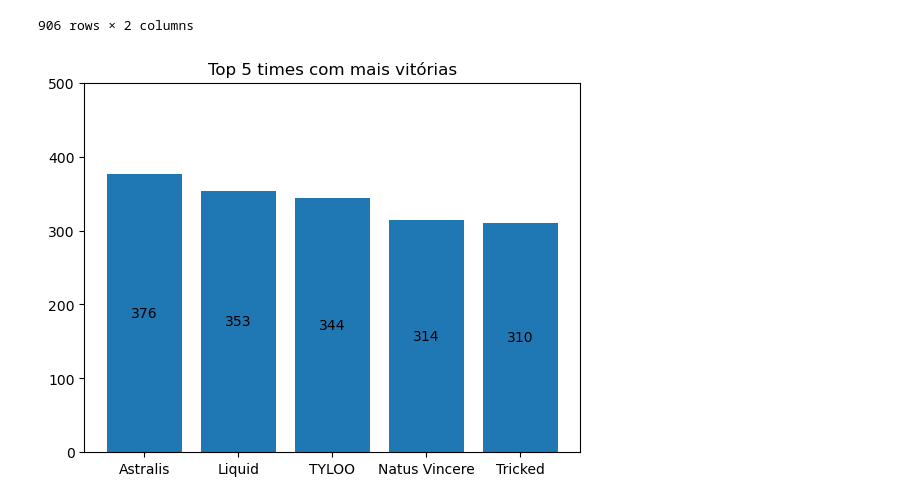
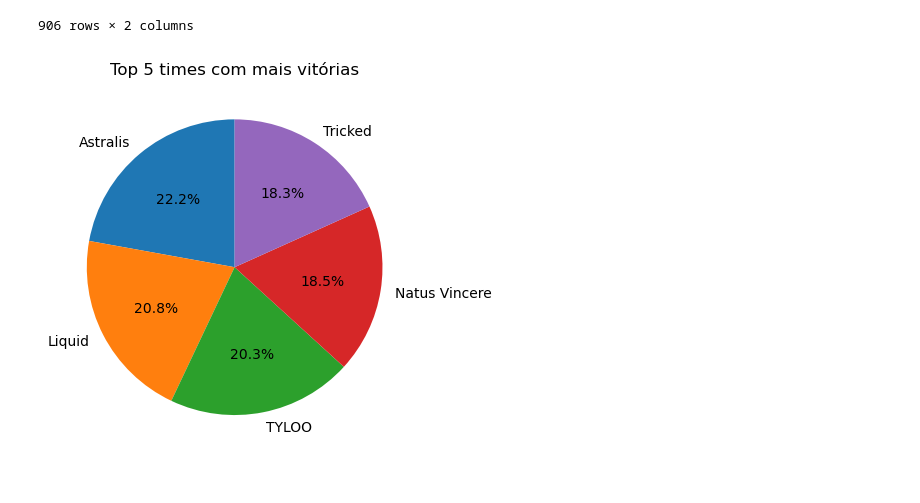
Before and after one commit to DanielMarinhoFerreira/Projeto-Integrador-III-CSV, a Jupyter notebook: analytics/analise_exploratoria_top5_vencedores_mapas.ipynb, the cells around one changed output. Drawn from its saved outputs; the diff is of its cells as text; code cells hidden in the pictures.

Commit message:
update de grafico de barras para pizza

```diff
--- a/analytics/analise_exploratoria_top5_vencedores_mapas.ipynb
+++ b/analytics/analise_exploratoria_top5_vencedores_mapas.ipynb
@@ -148,12 +148,10 @@ display(sorted_count_df)
 | 637 | Saltbae | 1 |
 | 905 | zzz | 1 |
 906 rows × 2 columns
-# %%
-# Cógido para gerar o gráfico abaixo, podemos ver que entre 2015 e 2020, a Astralis foi o time que mais venceu mapas
-fig, ax = plt.subplots()
-bar_container = ax.bar(sorted_count_df['team'].head(5), sorted_count_df['count'].head(5))
-ax.set(title='Top 5 times com mais vitórias', ylim=(0, 500))
-ax.bar_label(bar_container, label_type='center')
-plt.show()
-# %% [output]
-[figure, removed]
+# %%
+fig, ax = plt.subplots()
+ax.pie(sorted_count_df['count'].head(5), labels=sorted_count_df['team'].head(5), autopct='%1.1f%%', startangle=90)
+ax.set(title='Top 5 times com mais vitórias')
+plt.show()
+# %% [output]
+[figure, added]
```
